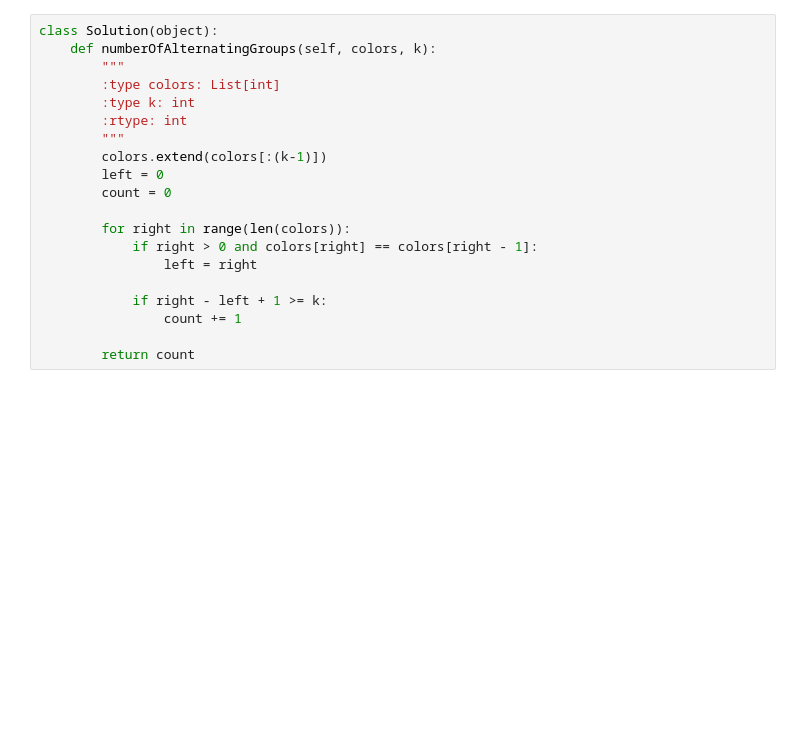
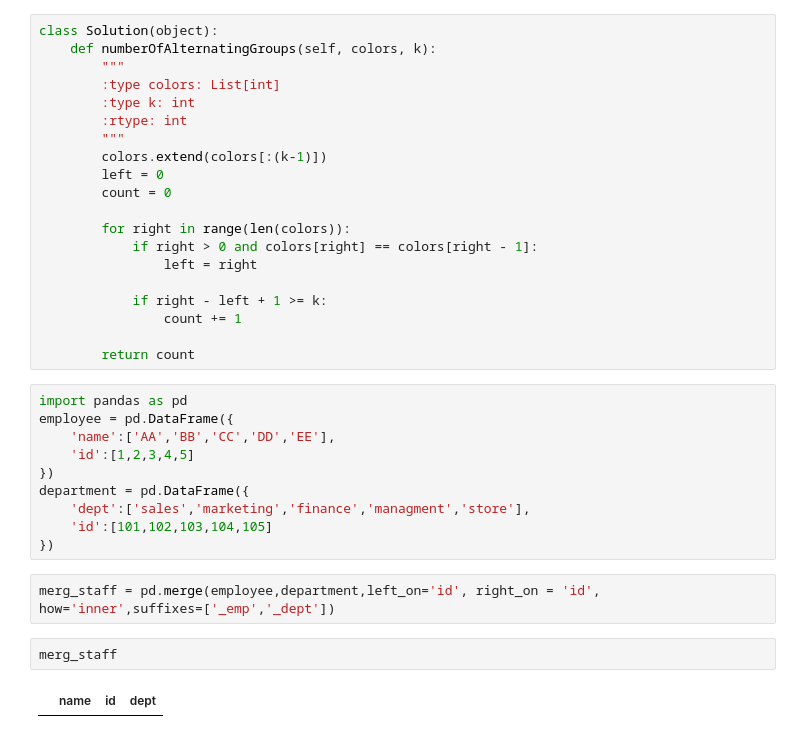
Before and after one commit to ake369/python_tutorial, a Jupyter notebook: notebooks/python_challenges.ipynb, the cells around one changed output. Cells and saved outputs as stored; diff of their text form; blank space fills up the shorter version.

```diff
--- a/notebooks/python_challenges.ipynb
+++ b/notebooks/python_challenges.ipynb
@@ -1763,3 +1763,19 @@ class Solution(object):
                 count += 1
 
         return count
+# %%
+import pandas as pd
+employee = pd.DataFrame({
+    'name':['AA','BB','CC','DD','EE'],
+    'id':[1,2,3,4,5]
+})
+department = pd.DataFrame({
+    'dept':['sales','marketing','finance','managment','store'],
+    'id':[101,102,103,104,105]
+})
+# %%
+merg_staff = pd.merge(employee,department,left_on='id', right_on = 'id', how='inner',suffixes=['_emp','_dept'])
+# %%
+merg_staff
+# %% [output]
+|  | name | id | dept |
```
